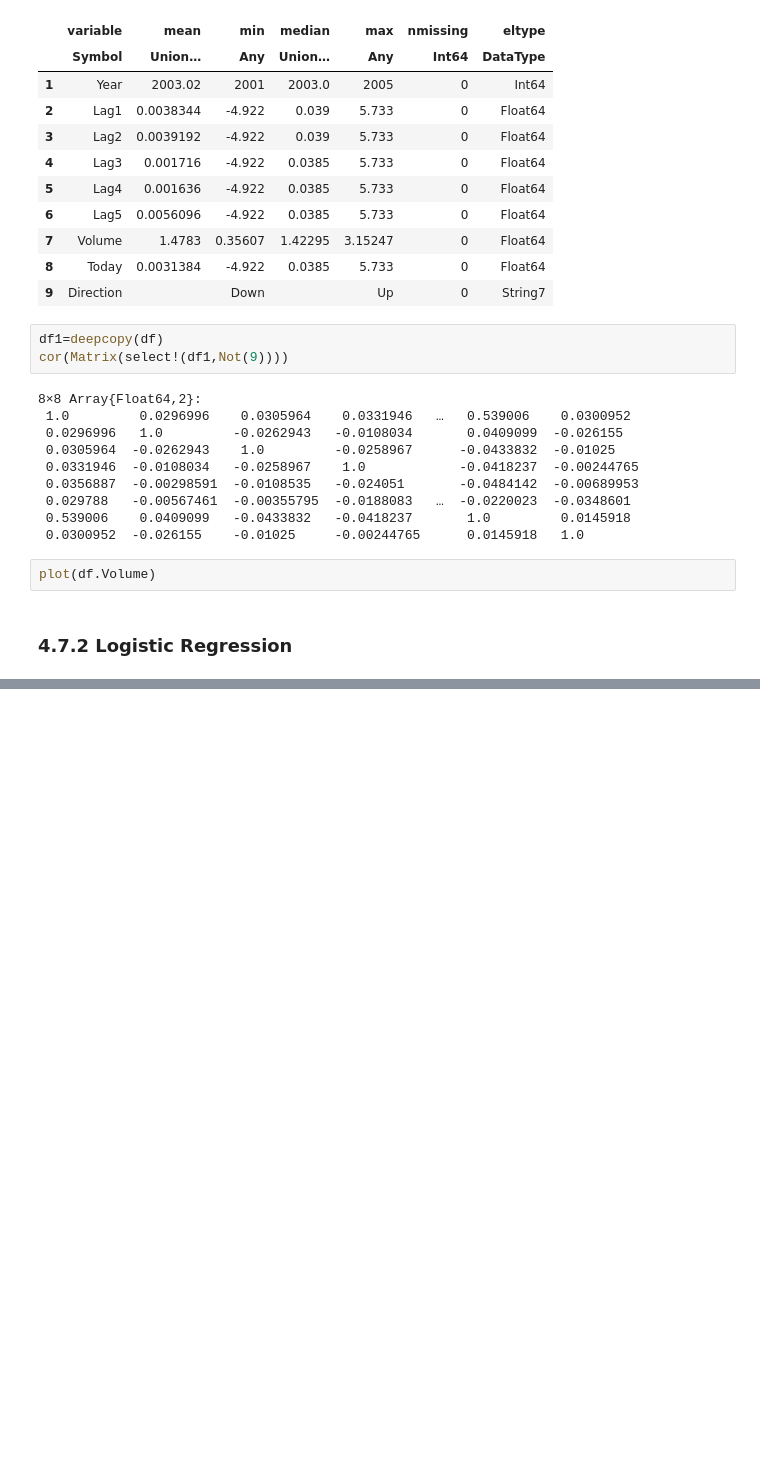
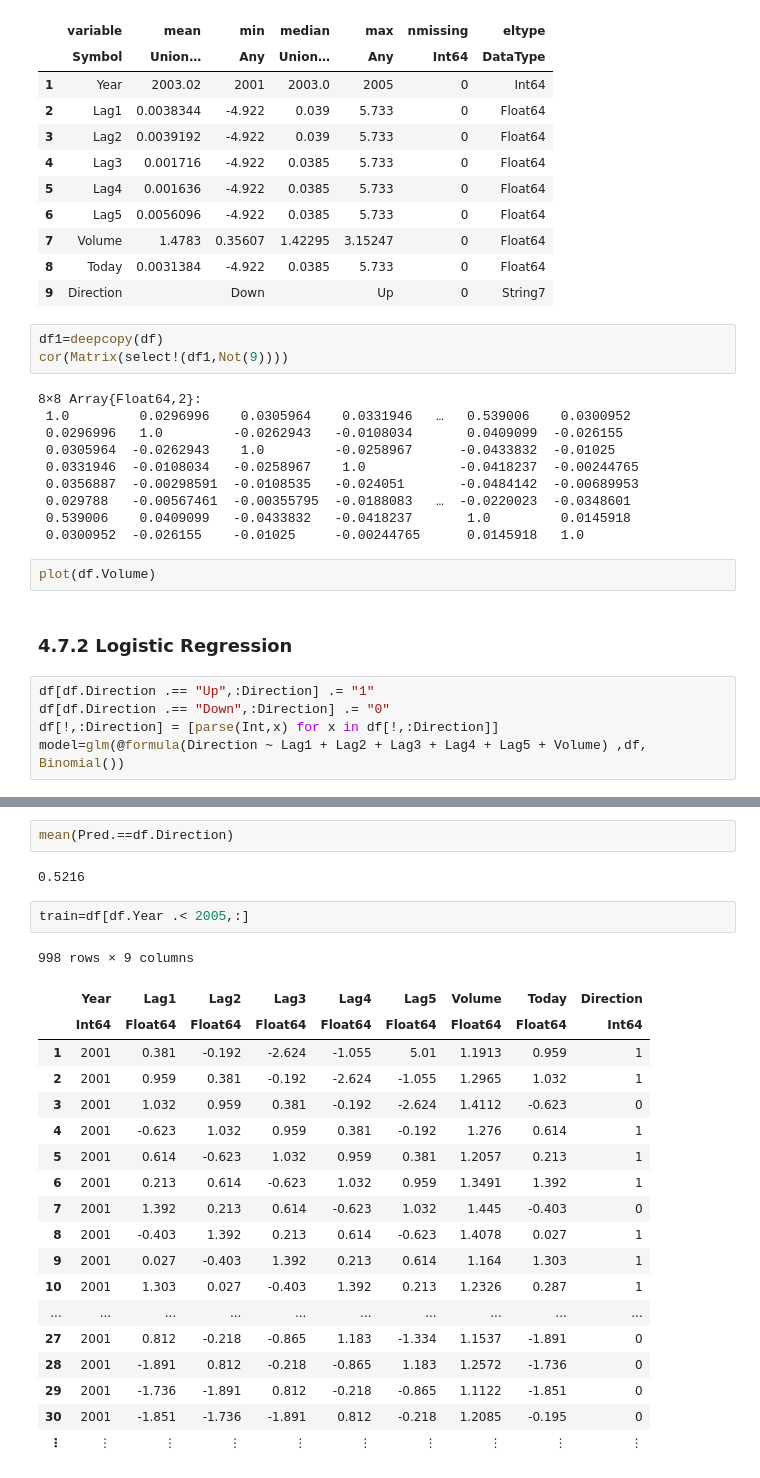
Before and after one commit to kanishka-006/ISLR-Julia, a Jupyter notebook: Notebooks/Chapter 4.ipynb, the cells around one changed output, grey strips where cells are left out. Cells and saved outputs as stored; diff of their text form; blank space fills up the shorter version.

```diff
--- a/Notebooks/Chapter 4.ipynb
+++ b/Notebooks/Chapter 4.ipynb
@@ -82,3 +84,8 @@ cor(Matrix(select!(df1,Not(9))))
 plot(df.Volume)
 # %% [markdown]
 ### 4.7.2 Logistic Regression
+# %%
+df[df.Direction .== "Up",:Direction] .= "1"
+df[df.Direction .== "Down",:Direction] .= "0"
+df[!,:Direction] = [parse(Int,x) for x in df[!,:Direction]]
+model=glm(@formula(Direction ~ Lag1 + Lag2 + Lag3 + Lag4 + Lag5 + Volume) ,df, Binomial())
@@ -84,0 +170,26 @@ plot(df.Volume)
+# %%
+mean(Pred.==df.Direction)
+# %% [output]
+0.5216
+# %%
+train=df[df.Year .< 2005,:]
+# %% [output]
+998 rows × 9 columns
+|  | Year | Lag1 | Lag2 | Lag3 | Lag4 | Lag5 | Volume | Today | Direction |
+|  | Int64 | Float64 | Float64 | Float64 | Float64 | Float64 | Float64 | Float64 | Int64 |
+| 1 | 2001 | 0.381 | -0.192 | -2.624 | -1.055 | 5.01 | 1.1913 | 0.959 | 1 |
+| 2 | 2001 | 0.959 | 0.381 | -0.192 | -2.624 | -1.055 | 1.2965 | 1.032 | 1 |
+| 3 | 2001 | 1.032 | 0.959 | 0.381 | -0.192 | -2.624 | 1.4112 | -0.623 | 0 |
+| 4 | 2001 | -0.623 | 1.032 | 0.959 | 0.381 | -0.192 | 1.276 | 0.614 | 1 |
+| 5 | 2001 | 0.614 | -0.623 | 1.032 | 0.959 | 0.381 | 1.2057 | 0.213 | 1 |
+| 6 | 2001 | 0.213 | 0.614 | -0.623 | 1.032 | 0.959 | 1.3491 | 1.392 | 1 |
+| 7 | 2001 | 1.392 | 0.213 | 0.614 | -0.623 | 1.032 | 1.445 | -0.403 | 0 |
+| 8 | 2001 | -0.403 | 1.392 | 0.213 | 0.614 | -0.623 | 1.4078 | 0.027 | 1 |
+| 9 | 2001 | 0.027 | -0.403 | 1.392 | 0.213 | 0.614 | 1.164 | 1.303 | 1 |
+| 10 | 2001 | 1.303 | 0.027 | -0.403 | 1.392 | 0.213 | 1.2326 | 0.287 | 1 |
+| ... | ... | ... | ... | ... | ... | ... | ... | ... | ... |
+| 27 | 2001 | 0.812 | -0.218 | -0.865 | 1.183 | -1.334 | 1.1537 | -1.891 | 0 |
+| 28 | 2001 | -1.891 | 0.812 | -0.218 | -0.865 | 1.183 | 1.2572 | -1.736 | 0 |
+| 29 | 2001 | -1.736 | -1.891 | 0.812 | -0.218 | -0.865 | 1.1122 | -1.851 | 0 |
+| 30 | 2001 | -1.851 | -1.736 | -1.891 | 0.812 | -0.218 | 1.2085 | -0.195 | 0 |
+| ⋮ | ⋮ | ⋮ | ⋮ | ⋮ | ⋮ | ⋮ | ⋮ | ⋮ | ⋮ |
```
Also changed, not shown: parts of 17 cells of this notebook.
